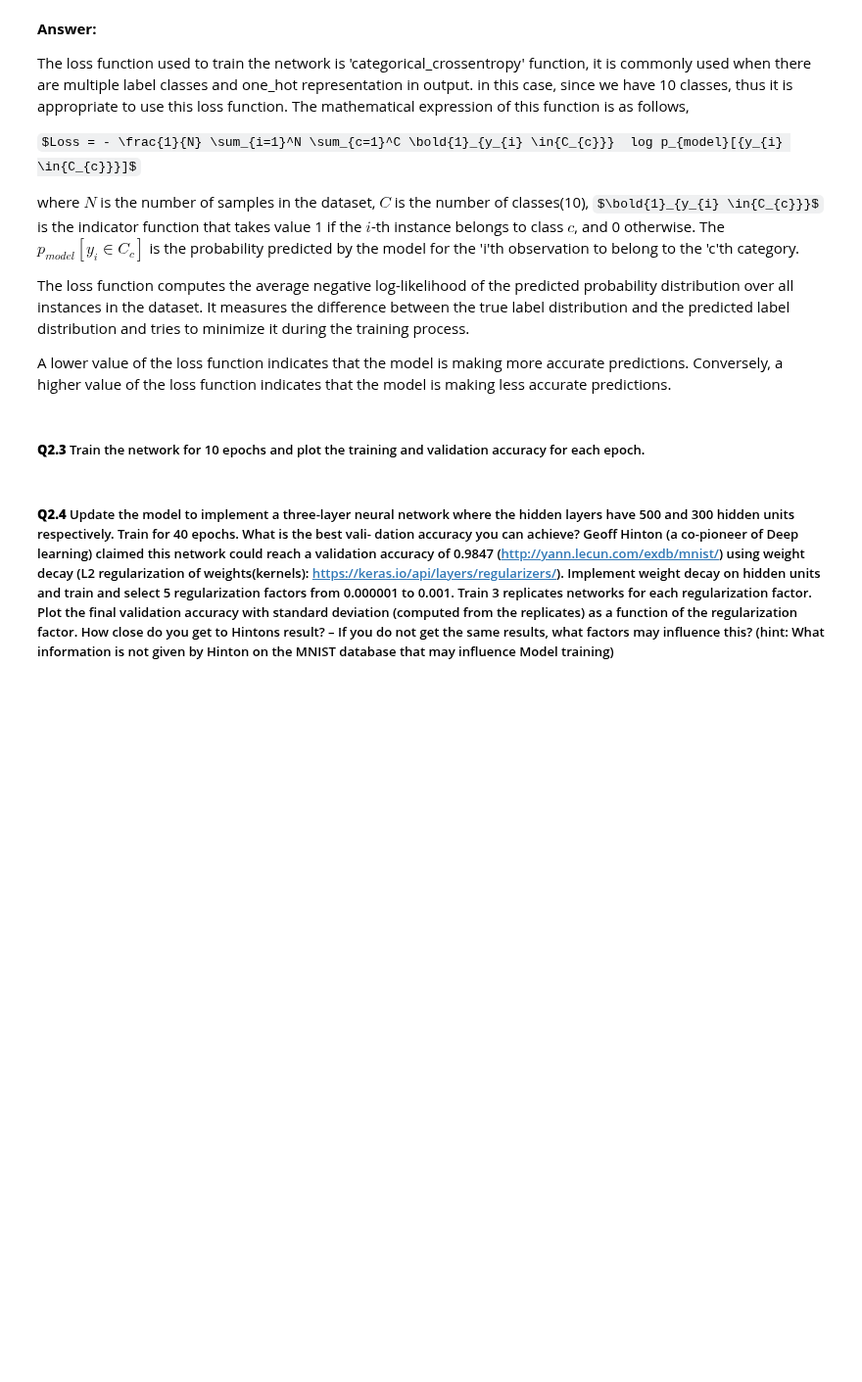
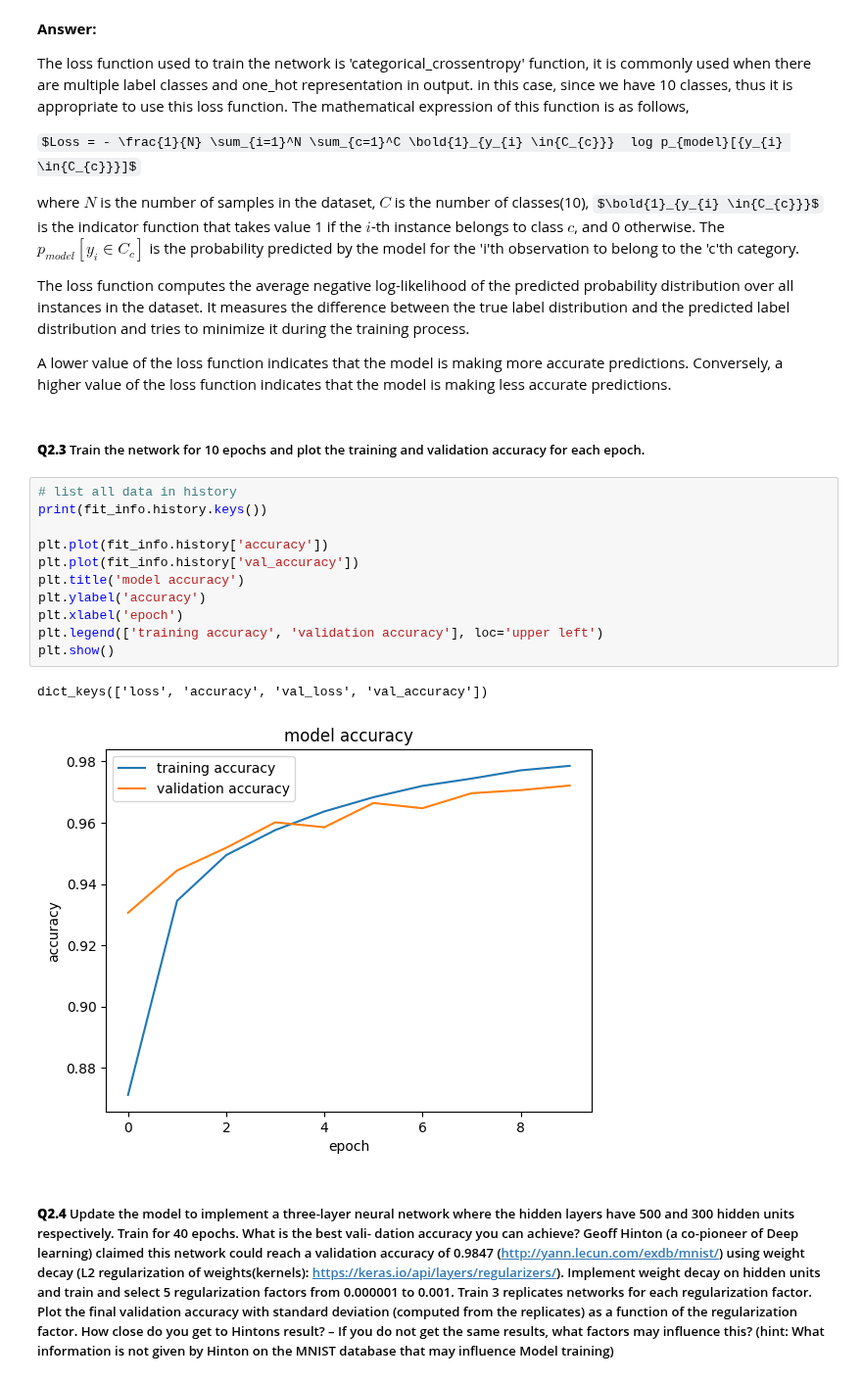
Before and after one commit to chenbin234/DAT405-DIT407-Introduction-to-data-science-and-AI, a Jupyter notebook: Assignment_7/notebook_week7.ipynb, the cells around one changed output. Shown at 98% size. Cells and saved outputs as stored; diff of their text form; some formulas as TeX source; blank space fills up the shorter version.

```diff
--- a/Assignment_7/notebook_week7.ipynb
+++ b/Assignment_7/notebook_week7.ipynb
@@ -179,6 +179,20 @@ The loss function computes the average negative log-likelihood of the predicted
 A lower value of the loss function indicates that the model is making more accurate predictions. Conversely, a higher value of the loss function indicates that the model is making less accurate predictions.
 # %% [markdown]
 ##### **Q2.3** Train the network for 10 epochs and plot the training and validation accuracy for each epoch.
+# %%
+# list all data in history
+print(fit_info.history.keys())
+
+plt.plot(fit_info.history['accuracy'])
+plt.plot(fit_info.history['val_accuracy'])
+plt.title('model accuracy')
+plt.ylabel('accuracy')
+plt.xlabel('epoch')
+plt.legend(['training accuracy', 'validation accuracy'], loc='upper left')
+plt.show()
+# %% [output]
+dict_keys(['loss', 'accuracy', 'val_loss', 'val_accuracy'])
+[figure, added]
 # %% [markdown]
 ##### **Q2.4** Update the model to implement a three-layer neural network where the hidden layers have 500 and 300 hidden units respectively. Train for 40 epochs. What is the best vali- dation accuracy you can achieve? Geoff Hinton (a co-pioneer of Deep learning) claimed this network could reach a validation accuracy of 0.9847 (http://yann.lecun.com/exdb/mnist/) using weight decay (L2 regularization of weights(kernels): https://keras.io/api/layers/regularizers/). Implement weight decay on hidden units and train and select 5 regularization factors from 0.000001 to 0.001. Train 3 replicates networks for each regularization factor. Plot the final validation accuracy with standard deviation (computed from the replicates) as a function of the regularization factor. How close do you get to Hintons result? – If you do not get the same results, what factors may influence this? (hint: What information is not given by Hinton on the MNIST database that may influence Model training)
 # %% [markdown]
```
Also changed, not shown: parts of 3 cells of this notebook.
